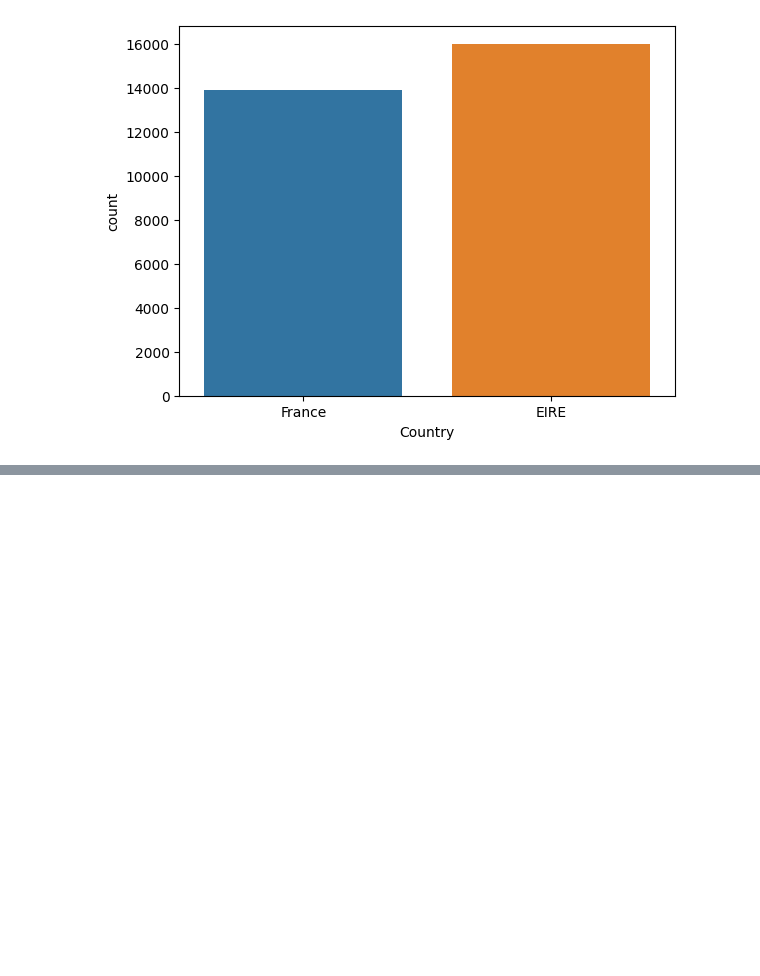
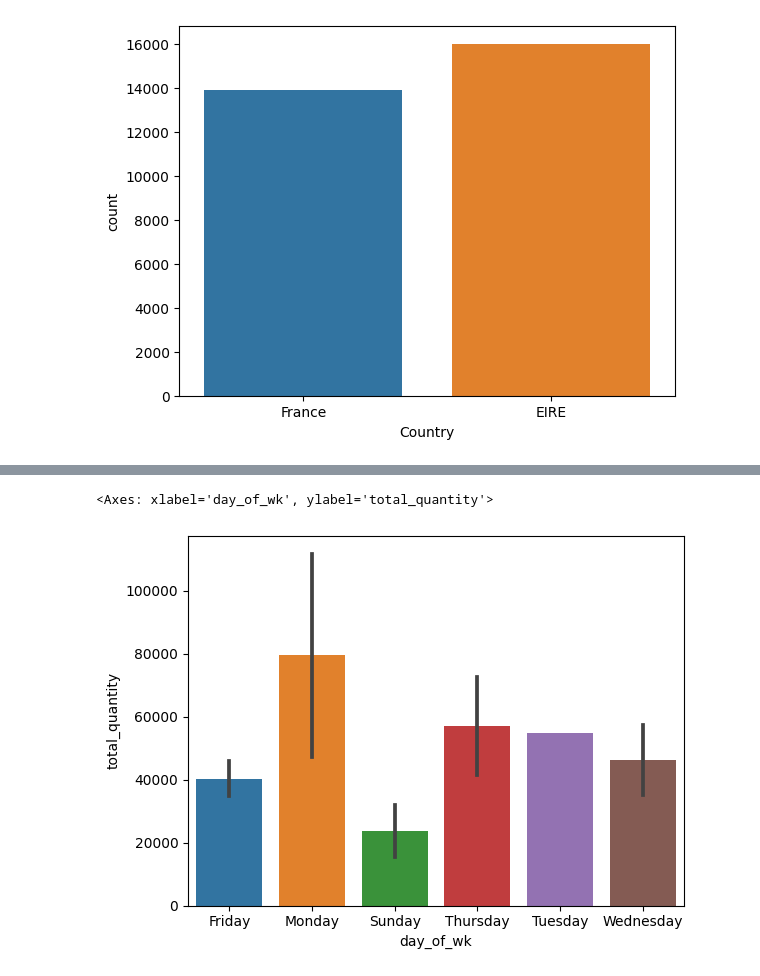
Before and after one commit to BryhanS/supply-chain-data-science-project, a Jupyter notebook: 08.Visualization-with-matplotlib/data.ipynb, the cells around one changed output, grey strips where cells are left out. Cells and saved outputs as stored; diff of their text form; code cells hidden in the pictures; blank space fills up the shorter version.

```diff
--- a/08.Visualization-with-matplotlib/data.ipynb
+++ b/08.Visualization-with-matplotlib/data.ipynb
@@ -178,0 +203,3 @@ sns.countplot(x='Country',data=ire_fran)
+# %%
+ire_fran['dayofweek'] = ire_fran['InvoiceDate'].dt.dayofweek
+ire_fran['dayofweek'].head()
@@ -178,0 +218,4 @@ sns.countplot(x='Country',data=ire_fran)
+# %%
+week_dict = { 0: 'Monday', 1:'Tuesday', 2:'Wednesday', 3:'Thursday', 4:'Friday',5:'Saturday',6:'Sunday'}
+# %%
+ire_fran['day_of_wk'] = ire_fran['dayofweek'].map(week_dict)
@@ -178,0 +237,4 @@ sns.countplot(x='Country',data=ire_fran)
+# %%
+grouped = ire_fran.groupby(['Country','day_of_wk']).agg(total_quantity = ('Quantity',np.sum)).reset_index()
+grouped = grouped[grouped.total_quantity >=0]
+grouped.head()
@@ -178,0 +248,5 @@ sns.countplot(x='Country',data=ire_fran)
+# %%
+sns.barplot(x='day_of_wk', y='total_quantity', data=grouped)
+# %% [output]
+<Axes: xlabel='day_of_wk', ylabel='total_quantity'>
+[figure, added]
```
Also changed, not shown: parts of 16 cells of this notebook, 1 other file.
